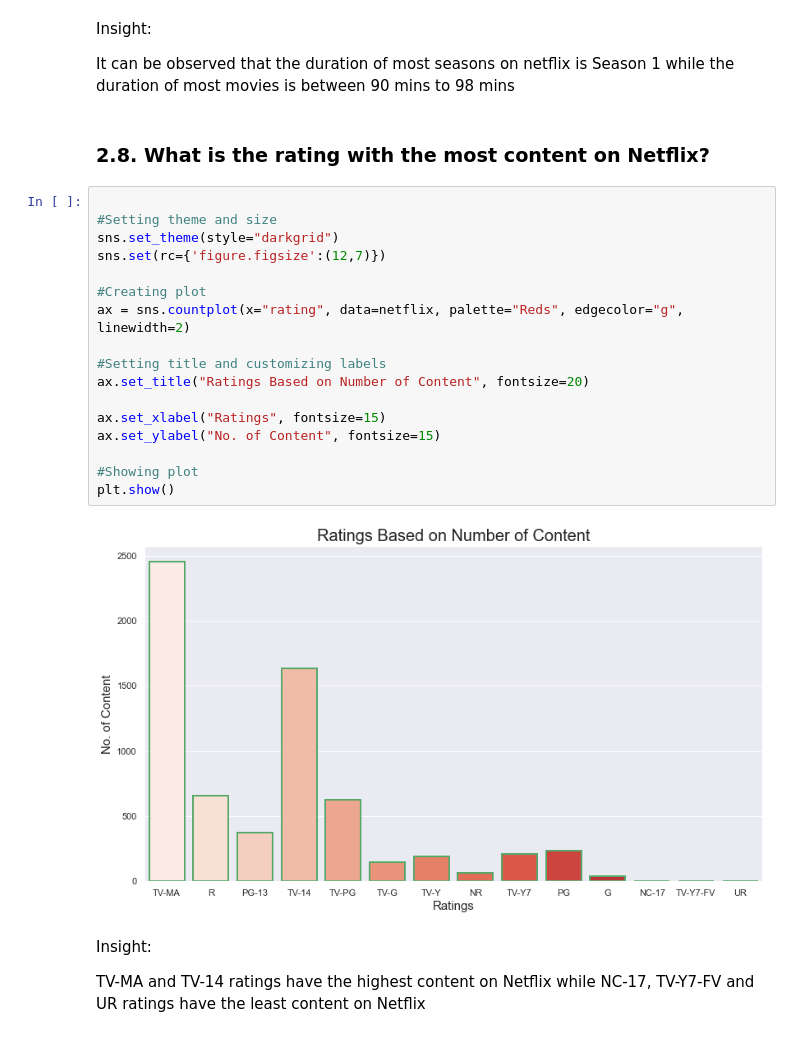
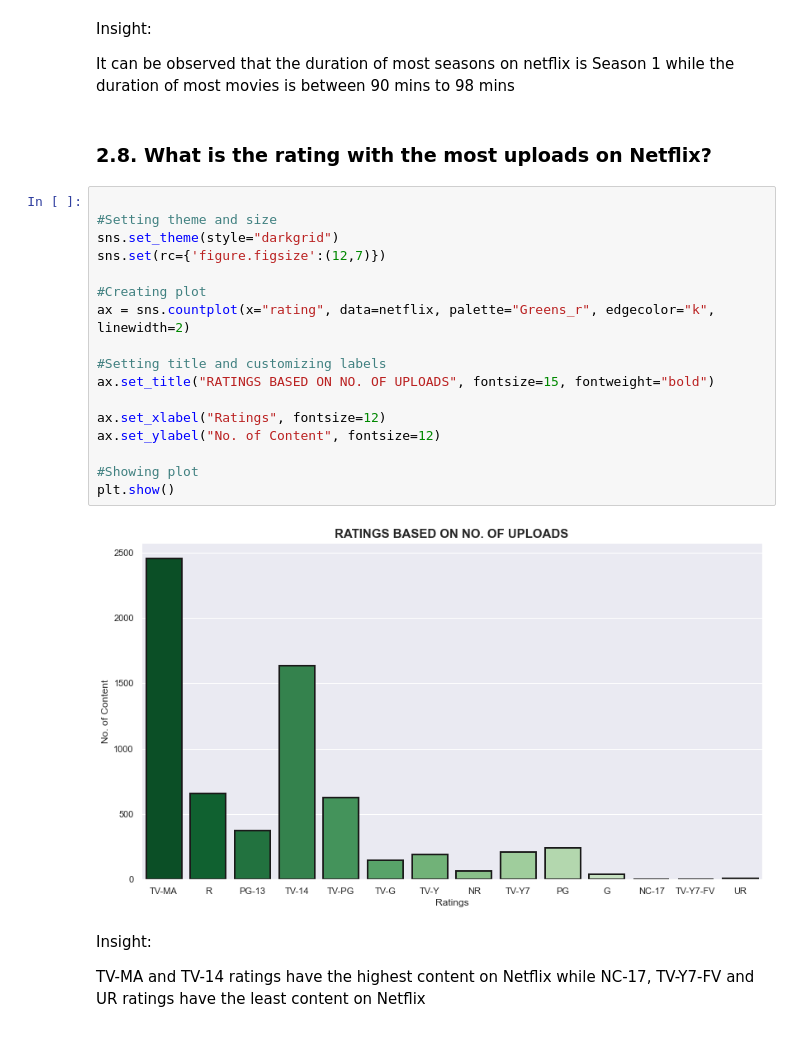
Before and after one commit to sadiyaidris/EDA-on-Netflix-Data, a Jupyter notebook: eda_netflix.ipynb, the cells around one changed output. Saved outputs shown, nothing was run; the diff lists cells and outputs as text.

```diff
--- a/eda_netflix.ipynb
+++ b/eda_netflix.ipynb
@@ -376,26 +381,26 @@ Insight:
 
 It can be observed that the duration of most seasons on netflix is Season 1 while the duration of most movies is between 90 mins to 98 mins
 # %% [markdown]
-### 2.8. What is the rating with the most content on Netflix?
+### 2.8. What is the rating with the most uploads on Netflix?
 # %%
 
 #Setting theme and size
 sns.set_theme(style="darkgrid")
 sns.set(rc={'figure.figsize':(12,7)})
 
 #Creating plot
-ax = sns.countplot(x="rating", data=netflix, palette="Reds", edgecolor="g", linewidth=2)
+ax = sns.countplot(x="rating", data=netflix, palette="Greens_r", edgecolor="k", linewidth=2)
 
 #Setting title and customizing labels
-ax.set_title("Ratings Based on Number of Content", fontsize=20)
+ax.set_title("RATINGS BASED ON NO. OF UPLOADS", fontsize=15, fontweight="bold")
 
-ax.set_xlabel("Ratings", fontsize=15)
-ax.set_ylabel("No. of Content", fontsize=15)
+ax.set_xlabel("Ratings", fontsize=12)
+ax.set_ylabel("No. of Content", fontsize=12)
 
 #Showing plot
 plt.show()
 # %% [output]
-[figure, old version]
+[figure, new version]
 # %% [markdown]
 Insight:
 
```
Also changed, not shown: parts of 18 cells of this notebook, 3 other files.
